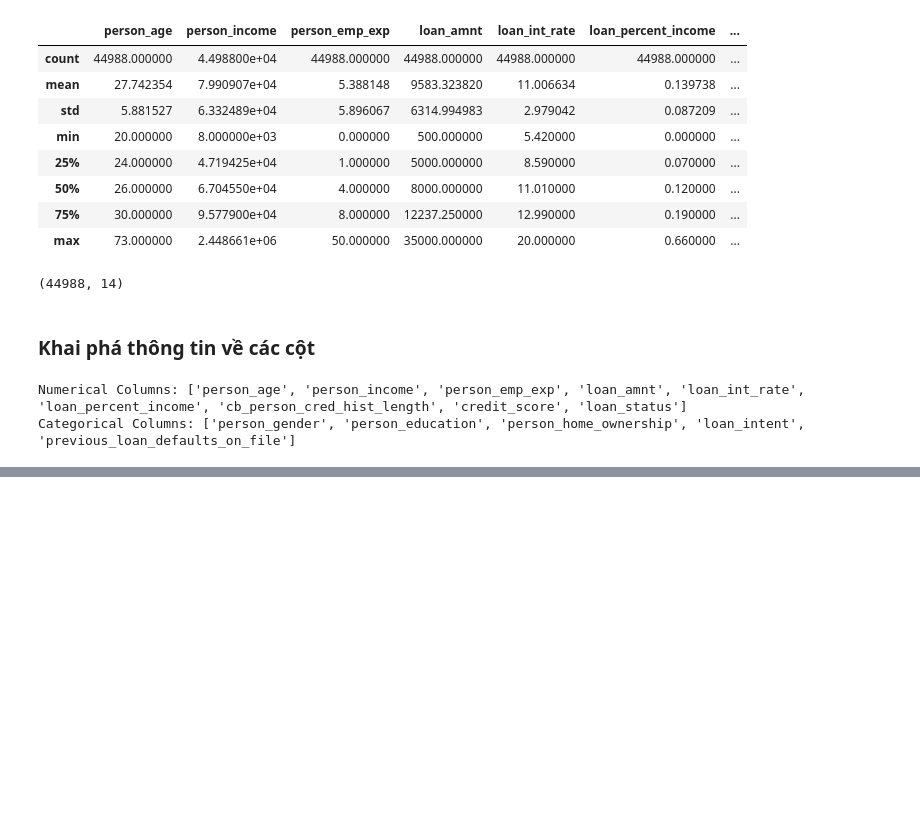
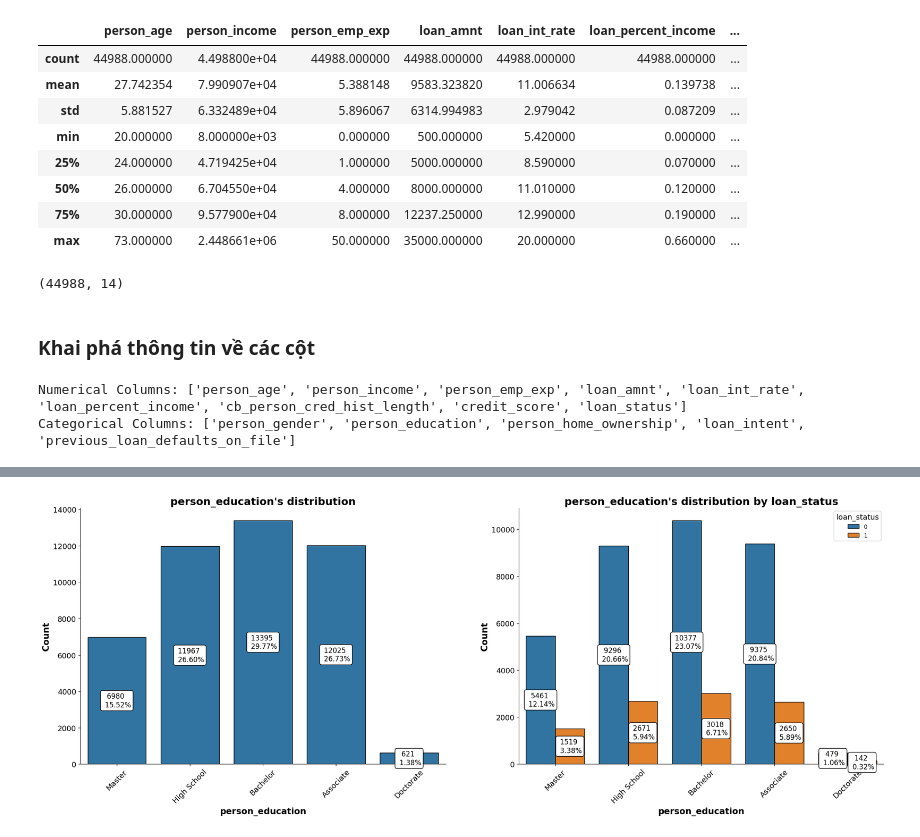
Before and after one commit to phatcao285/Loan_Prediction_ML, a Jupyter notebook: Prediction.ipynb, the cells around one changed output, grey strips where cells are left out. Drawn from its saved outputs; the diff is of its cells as text; code cells hidden in the pictures; blank space fills up the shorter version.

```diff
--- a/Prediction.ipynb
+++ b/Prediction.ipynb
@@ -176,0 +279,4 @@ Categorical Columns: ['person_gender', 'person_education', 'person_home_ownershi
+# %%
+cat_plot(data=df, var='person_education', hue='loan_status')
+# %% [output]
+[figure, added]
```
Also changed, not shown: parts of 54 cells of this notebook, 1 other file.
